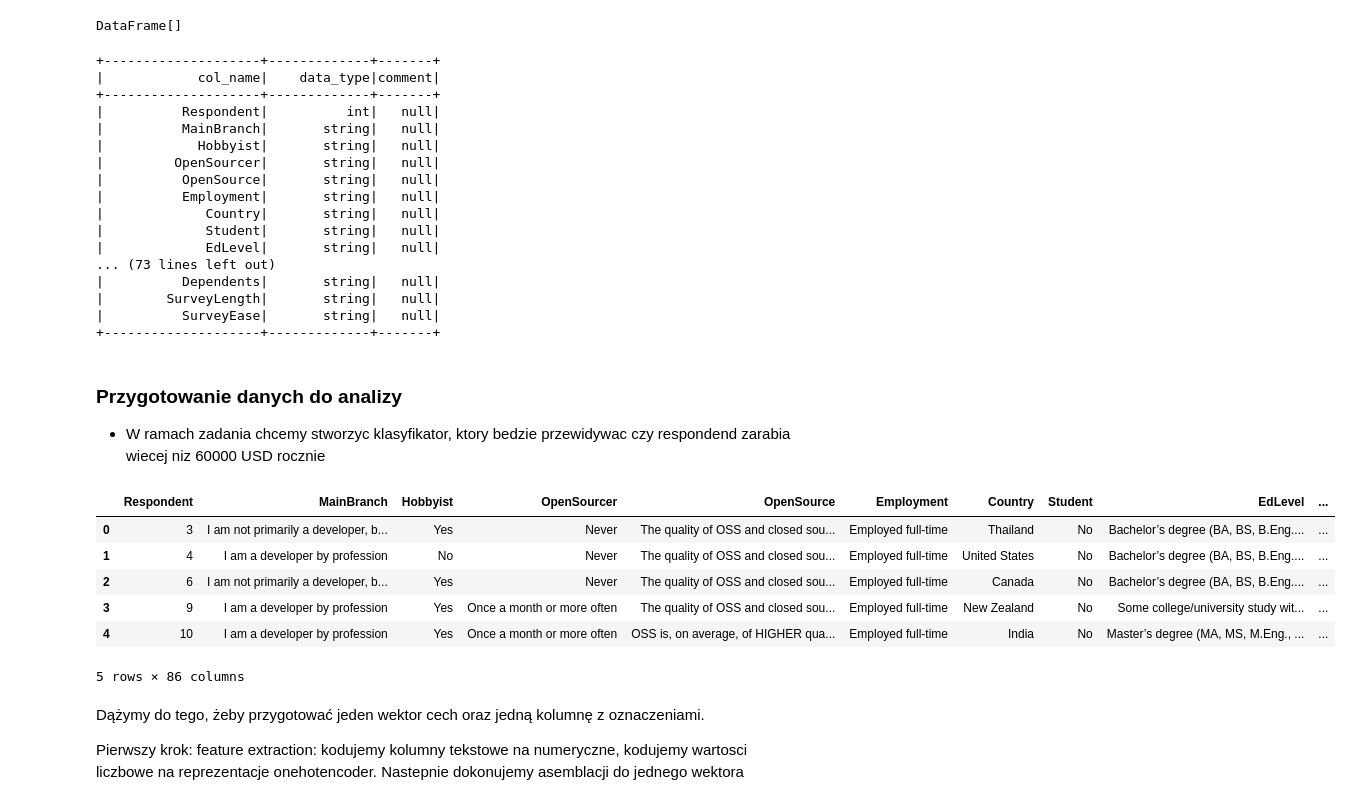
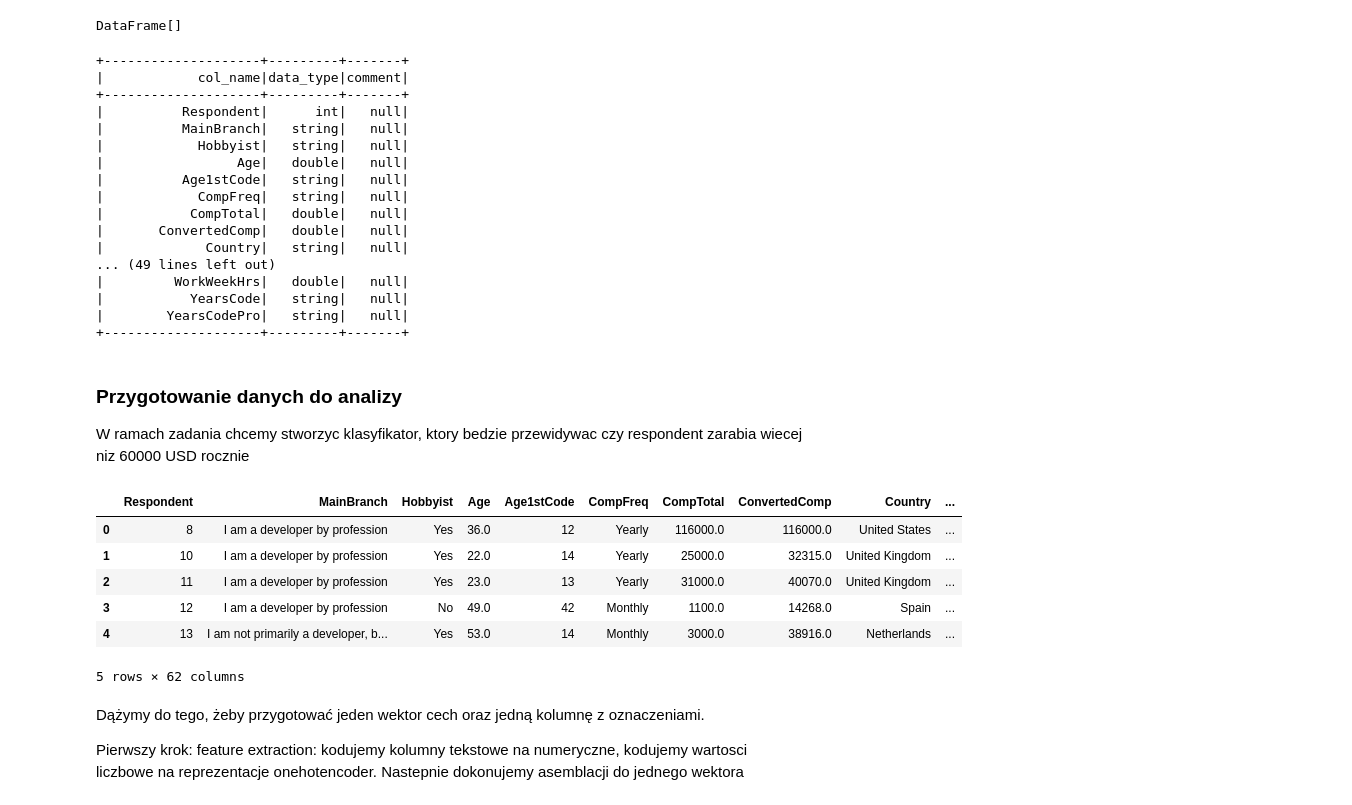
Before and after one commit to biodatageeks/ds-notebooks, a Jupyter notebook: session_2/ml.ipynb, the cells around one changed output. Drawn from its saved outputs; the diff is of its cells as text; code cells hidden in the pictures.

```diff
--- a/session_2/ml.ipynb
+++ b/session_2/ml.ipynb
@@ -30,18 +39,7 @@ Image(url= "https://spark.apache.org/docs/latest/img/ml-PipelineModel.png")
 # %%
-import os
-user_name = os.environ.get('USER')
-print(user_name)
-
-import random
-ui_port = random.randint(4000,4999)
-print(ui_port)
-
 from pyspark.sql import SparkSession
 spark = SparkSession \
 .builder \
-.master('yarn-client') \
 .config('spark.driver.memory','1g') \
 .config('spark.executor.memory', '2g') \
-.config('spark.ui.port',f'{ui_port}') \
-.appName(f'ds-{user_name}') \
 .getOrCreate()
@@ -59,6 +53,8 @@ spark.sql(f'CREATE DATABASE {db_name} LOCATION "/edugen/db/{db_name}"')
 spark.sql(f'USE {db_name}')
 # %% [output]
 DataFrame[]
+# %%
+table_name = "survey_2020"
 # %%
 spark.sql(f'DROP TABLE IF EXISTS {table_name}')
 
@@ -71,39 +67,39 @@ DataFrame[]
 # %%
 spark.sql(f'describe {table_name}').show(100)
 # %% [output]
-+--------------------+-------------+-------+
-|            col_name|    data_type|comment|
-+--------------------+-------------+-------+
-|          Respondent|          int|   null|
-|          MainBranch|       string|   null|
-|            Hobbyist|       string|   null|
-|         OpenSourcer|       string|   null|
-|          OpenSource|       string|   null|
-|          Employment|       string|   null|
-|             Country|       string|   null|
-|             Student|       string|   null|
-|             EdLevel|       string|   null|
-... (73 lines left out)
-|          Dependents|       string|   null|
-|        SurveyLength|       string|   null|
-|          SurveyEase|       string|   null|
-+--------------------+-------------+-------+
++--------------------+---------+-------+
+|            col_name|data_type|comment|
++--------------------+---------+-------+
+|          Respondent|      int|   null|
+|          MainBranch|   string|   null|
+|            Hobbyist|   string|   null|
+|                 Age|   double|   null|
+|          Age1stCode|   string|   null|
+|            CompFreq|   string|   null|
+|           CompTotal|   double|   null|
+|       ConvertedComp|   double|   null|
+|             Country|   string|   null|
+... (49 lines left out)
+|         WorkWeekHrs|   double|   null|
+|           YearsCode|   string|   null|
+|        YearsCodePro|   string|   null|
++--------------------+---------+-------+
 # %% [markdown]
 ### Przygotowanie danych do analizy
 
-* W ramach zadania chcemy stworzyc klasyfikator, ktory bedzie przewidywac czy respondend zarabia wiecej niz 60000 USD rocznie
+W ramach zadania chcemy stworzyc klasyfikator, ktory bedzie przewidywac czy respondent zarabia wiecej niz 60000 USD rocznie
 # %%
-spark_df= spark.sql(f'select *,cast((convertedComp > 60000) as string) as compAboveAvg \
-                    from {table_name} where convertedComp is not null ')
+spark_df= spark.sql(f'SELECT *, CAST((convertedComp > 60000) AS STRING) AS compAboveAvg \
+                    FROM {table_name} where convertedComp IS NOT NULL ')
 spark_df.limit(5).toPandas()
 # %% [output]
-|  | Respondent | MainBranch | Hobbyist | OpenSourcer | OpenSource | Employment | Country | Student | EdLevel | ... |
-| 0 | 3 | I am not primarily a developer, b... | Yes | Never | The quality of OSS and closed sou... | Employed full-time | Thailand | No | Bachelor’s degree (BA, BS, B.Eng.... | ... |
-| 1 | 4 | I am a developer by profession | No | Never | The quality of OSS and closed sou... | Employed full-time | United States | No | Bachelor’s degree (BA, BS, B.Eng.... | ... |
-| 2 | 6 | I am not primarily a developer, b... | Yes | Never | The quality of OSS and closed sou... | Employed full-time | Canada | No | Bachelor’s degree (BA, BS, B.Eng.... | ... |
-| 3 | 9 | I am a developer by profession | Yes | Once a month or more often | The quality of OSS and closed sou... | Employed full-time | New Zealand | No | Some college/university study wit... | ... |
-| 4 | 10 | I am a developer by profession | Yes | Once a month or more often | OSS is, on average, of HIGHER qua... | Employed full-time | India | No | Master’s degree (MA, MS, M.Eng., ... | ... |
+|  | Respondent | MainBranch | Hobbyist | Age | Age1stCode | CompFreq | CompTotal | ConvertedComp | Country | ... |
+| 0 | 8 | I am a developer by profession | Yes | 36.0 | 12 | Yearly | 116000.0 | 116000.0 | United States | ... |
+| 1 | 10 | I am a developer by profession | Yes | 22.0 | 14 | Yearly | 25000.0 | 32315.0 | United Kingdom | ... |
+| 2 | 11 | I am a developer by profession | Yes | 23.0 | 13 | Yearly | 31000.0 | 40070.0 | United Kingdom | ... |
+| 3 | 12 | I am a developer by profession | No | 49.0 | 42 | Monthly | 1100.0 | 14268.0 | Spain | ... |
+| 4 | 13 | I am not primarily a developer, b... | Yes | 53.0 | 14 | Monthly | 3000.0 | 38916.0 | Netherlands | ... |
-5 rows × 86 columns
+5 rows × 62 columns
 # %% [markdown]
 Dążymy do tego, żeby przygotować jeden wektor cech oraz jedną kolumnę z oznaczeniami.
 
```
Also changed, not shown: parts of 31 cells of this notebook, 2 other files.
